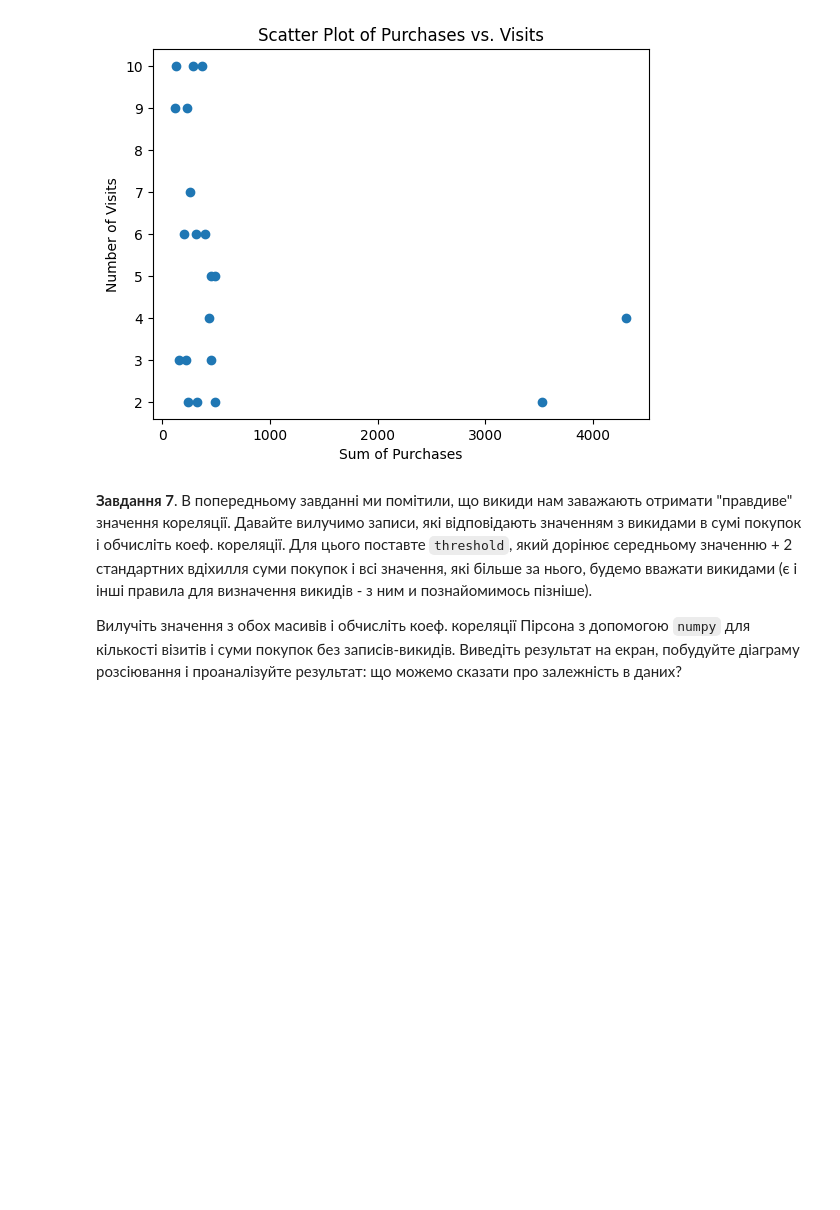
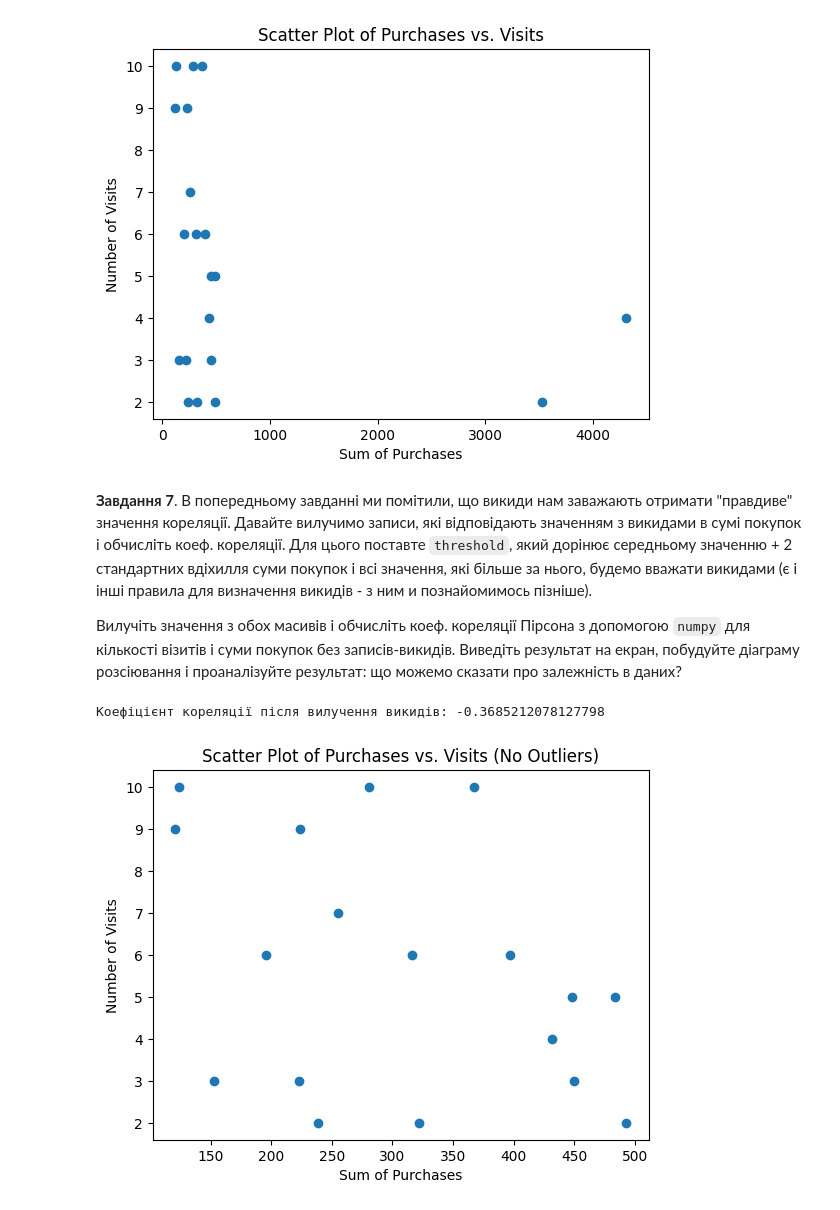
Before and after one commit to KRoT55/python_for_ds_tasks, a Jupyter notebook: HW_1_1_Основи_статистики.ipynb, the cells around one changed output. Cells and saved outputs as stored; diff of their text form; code cells hidden in the pictures; blank space fills up the shorter version.

```diff
--- a/HW_1_1_Основи_статистики.ipynb
+++ b/HW_1_1_Основи_статистики.ipynb
@@ -23,3 +52,21 @@ sum_purchases = [ 316,  493,  367,  153,  224,  121,  322,  450,  196,  397,  28
   3.2. використовуючи відповідний метод бібліотеки numpy.
 
 Виведіть результат обчислень в кожному з випадків на екран. Порівняйте результати зі значенням вибіркового середнього. Напишіть коментар, для яких задач ви б використовували вибіркове середнє, а для яких - медіану?
+# %%
+sum_purchases = [ 316,  493,  367,  153,  224,  121,  322,  450,  196,  397,  281,
+  239,  484,  124,  223,  448,  432,  255, 4310, 3524]
+
+# 3.1. Медіана без бібліотек
+sorted_data = sorted(sum_purchases)
+n = len(sorted_data)
+
+if n % 2 != 0:
+    median = sorted_data[n // 2]
+else:
+    median = (sorted_data[n // 2 - 1] + sorted_data[n // 2]) / 2
+
+print("Медіана без бібліотек:", median)
+
+# 3.2. Медіана з бібліотекою numpy
+median_with_lib = np.median(sum_purchases)
+print("Медіана з numpy:", median_with_lib)
@@ -63,3 +146,23 @@ plt.ylabel('Number of Visits');
 **Завдання 7**. В попередньому завданні ми помітили, що викиди нам заважають отримати "правдиве" значення кореляції. Давайте вилучимо записи, які відповідають значенням з викидами в сумі покупок і обчисліть коеф. кореляції. Для цього поставте `threshold`, який дорінює середньому значенню + 2 стандартних вдіхилля суми покупок і всі значення, які більше за нього, будемо вважати викидами (є і інші правила для визначення викидів - з ним и познайомимось пізніше).
 
 Вилучіть значення з обох масивів і обчисліть коеф. кореляції Пірсона з допомогою `numpy` для кількості візитів і суми покупок без записів-викидів. Виведіть результат на екран, побудуйте діаграму розсіювання і проаналізуйте результат: що можемо сказати про залежність в даних?
+# %%
+mean_val = np.mean(sum_purchases)
+std_dev_val = np.std(sum_purchases, ddof=1)
+
+threshold = mean_val + 2 * std_dev_val
+
+filtered_purchases = [x for x in sum_purchases if x <= threshold]
+filtered_visits = [y for x, y in zip(sum_purchases, visits) if x <= threshold]
+
+correlation_filtered = np.corrcoef(filtered_purchases, filtered_visits)[0, 1]
+print("Коефіцієнт кореляції після вилучення викидів:", correlation_filtered)
+
+plt.scatter(filtered_purchases, filtered_visits)
+plt.title('Scatter Plot of Purchases vs. Visits (No Outliers)')
+plt.xlabel('Sum of Purchases')
+plt.ylabel('Number of Visits')
+plt.show()
+# %% [output]
+Коефіцієнт кореляції після вилучення викидів: -0.3685212078127798
+[figure, added]
```
Also changed, not shown: parts of 9 cells of this notebook.
